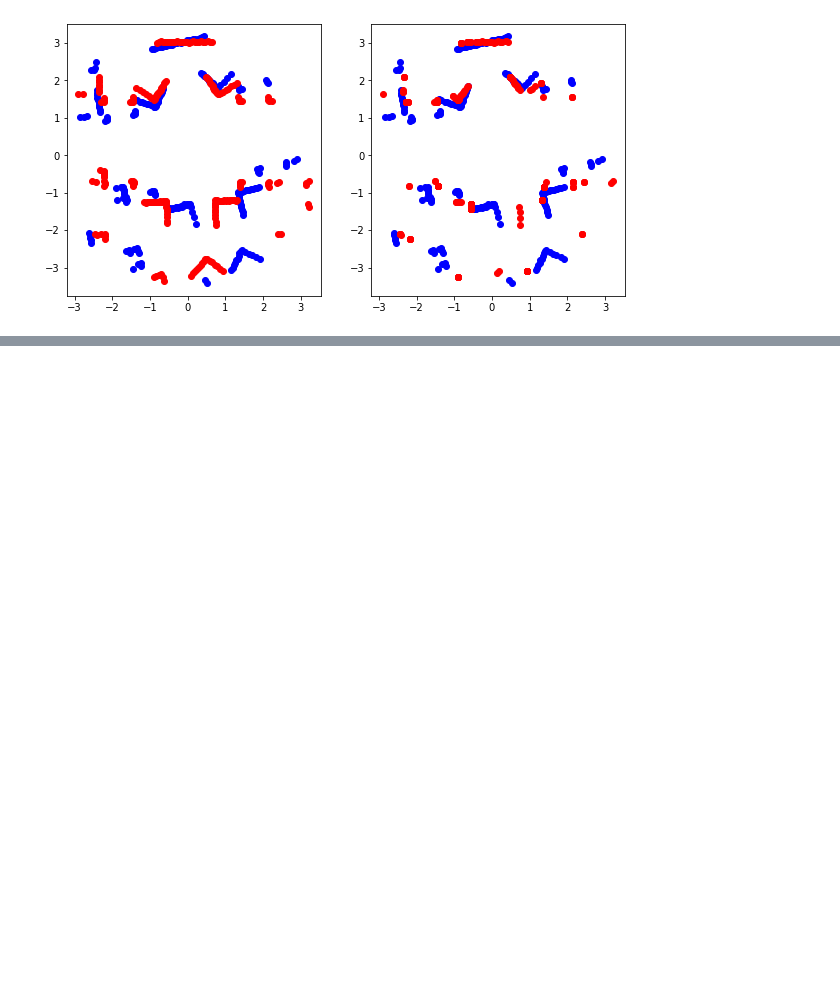
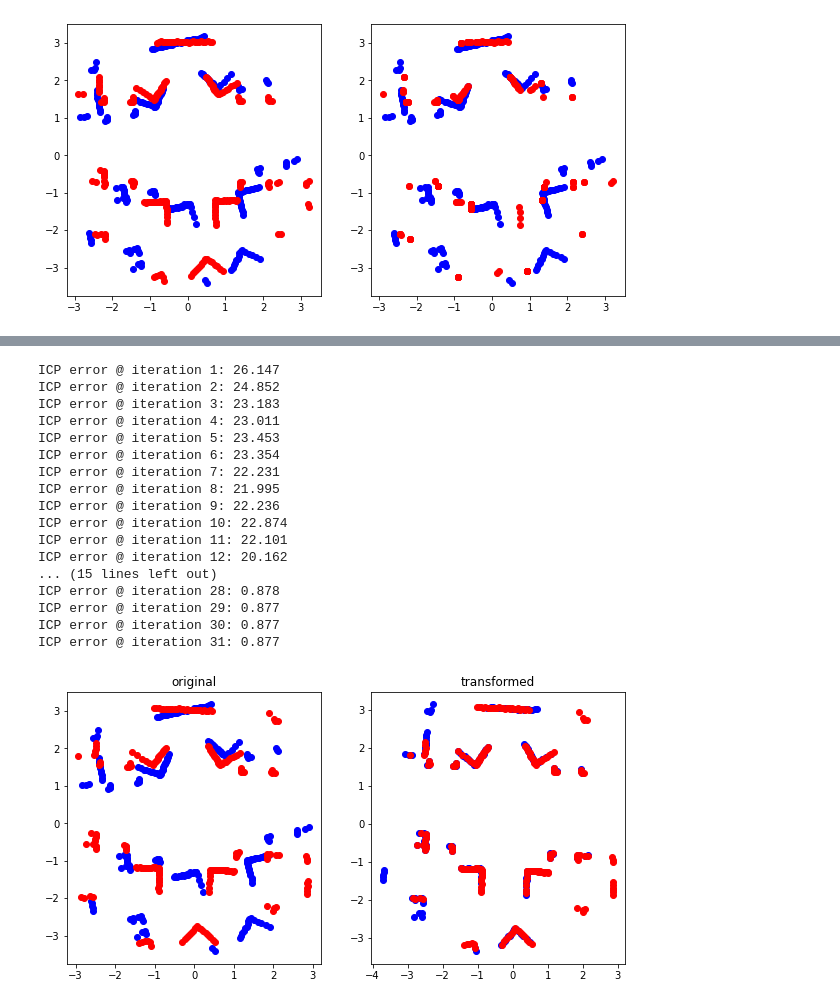
Before and after one commit to SebastianBitsch/turtlebot-additions, a Jupyter notebook: turtle_localization/exploration.ipynb, the cells around one changed output, grey strips where cells are left out. Cells and saved outputs as stored; diff of their text form; code cells hidden in the pictures; blank space fills up the shorter version.

```diff
--- a/turtle_localization/exploration.ipynb
+++ b/turtle_localization/exploration.ipynb
@@ -151,0 +179,77 @@ plt.show()
+# %%
+R = np.eye(3)
+t = np.zeros(3)
+verbose = True
+nbrs = NearestNeighbors(n_neighbors=1, algorithm='kd_tree').fit(y_org)
+
+x = x_org
+y = y_org
+
+n_iter = 100
+
+prev_indices = None
+
+for i in range(n_iter):
+
+    x = transform(x_org, R, t)
+
+    # Get matching
+    distances, indices = nbrs.kneighbors(x)
+    distances = distances.ravel()
+    indices = indices.ravel()
+
+    # Find outliers
+    inlier_indices = distances < np.mean(distances) + 2 * np.std(distances)
+    indices = indices[inlier_indices]
+
+    # Remove outliers
+    x = x[inlier_indices]
+    y_hat = y_org[indices]
+
+    # Fit points
+    R_, t_ = compute_transformation_params(x, y_hat)
+    R = R @ R_
+    t = t + t_
+
+    if verbose:
+        ssd = np.sum((x - y_hat)**2)
+        print(f"ICP error @ iteration {i + 1}: {ssd:.3f}")
+
+
+    # If nothing is changed, we break
+    if np.array_equal(indices, prev_indices):
+        break
+
+    prev_indices = indices
+
+
+fig, axs = plt.subplots(nrows=1, ncols=2, figsize=(10,5))
+
+axs[0].set_title("original")
+axs[0].scatter(x_org[:,0], x_org[:,1], c = 'b')
+axs[0].scatter(y_org[:,0], y_org[:,1], c = 'r')
+
+axs[1].set_title("transformed")
+axs[1].scatter(transform(x_org,R,t)[:,0], transform(x_org,R,t)[:,1], c = 'b')
+axs[1].scatter(y_org[:,0], y_org[:,1], c = 'r')
+
+plt.show()
+# %% [output]
+ICP error @ iteration 1: 26.147
+ICP error @ iteration 2: 24.852
+ICP error @ iteration 3: 23.183
+ICP error @ iteration 4: 23.011
+ICP error @ iteration 5: 23.453
+ICP error @ iteration 6: 23.354
+ICP error @ iteration 7: 22.231
+ICP error @ iteration 8: 21.995
+ICP error @ iteration 9: 22.236
+ICP error @ iteration 10: 22.874
+ICP error @ iteration 11: 22.101
+ICP error @ iteration 12: 20.162
+... (15 lines left out)
+ICP error @ iteration 28: 0.878
+ICP error @ iteration 29: 0.877
+ICP error @ iteration 30: 0.877
+ICP error @ iteration 31: 0.877
+[figure, added]
```
Also changed, not shown: parts of 6 cells of this notebook, 1 other file.
